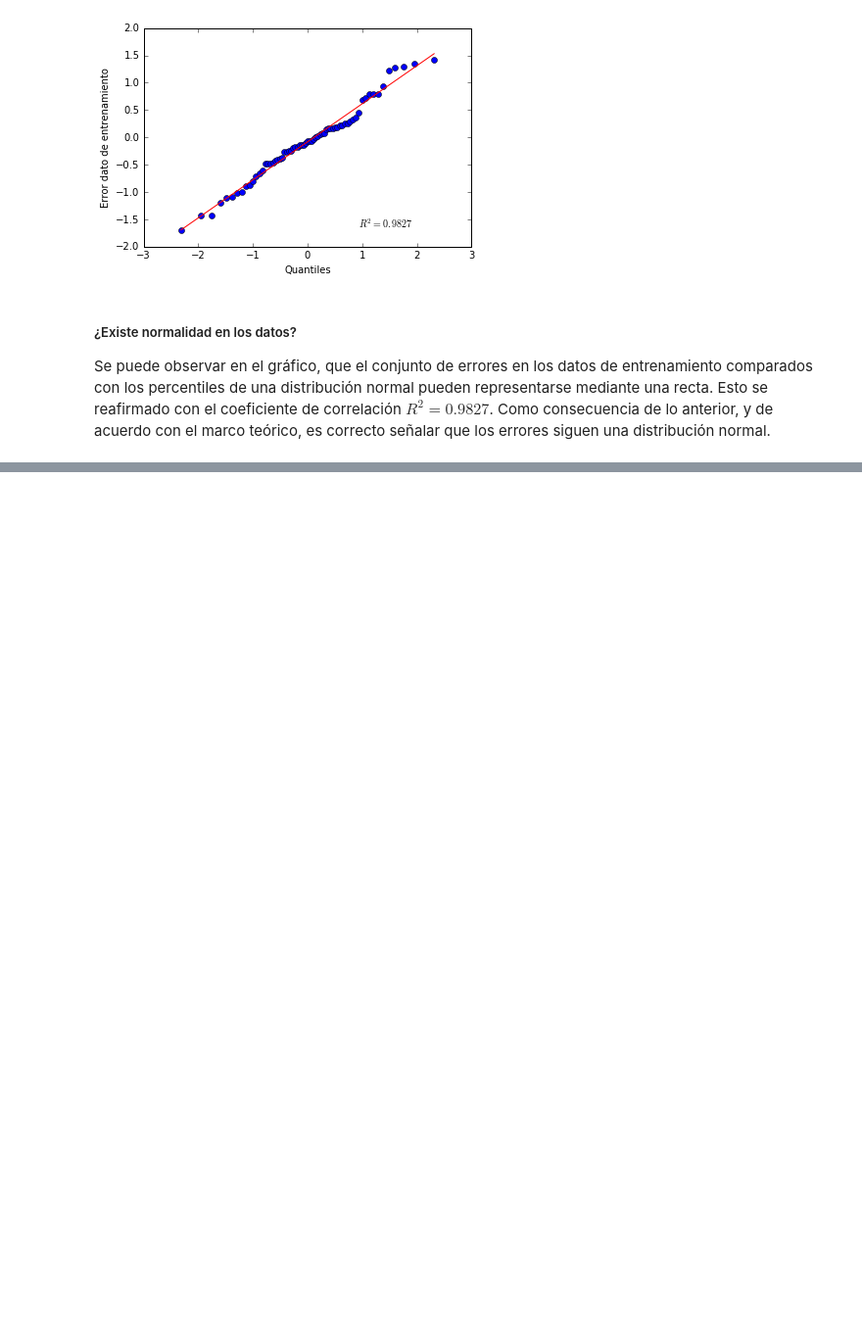
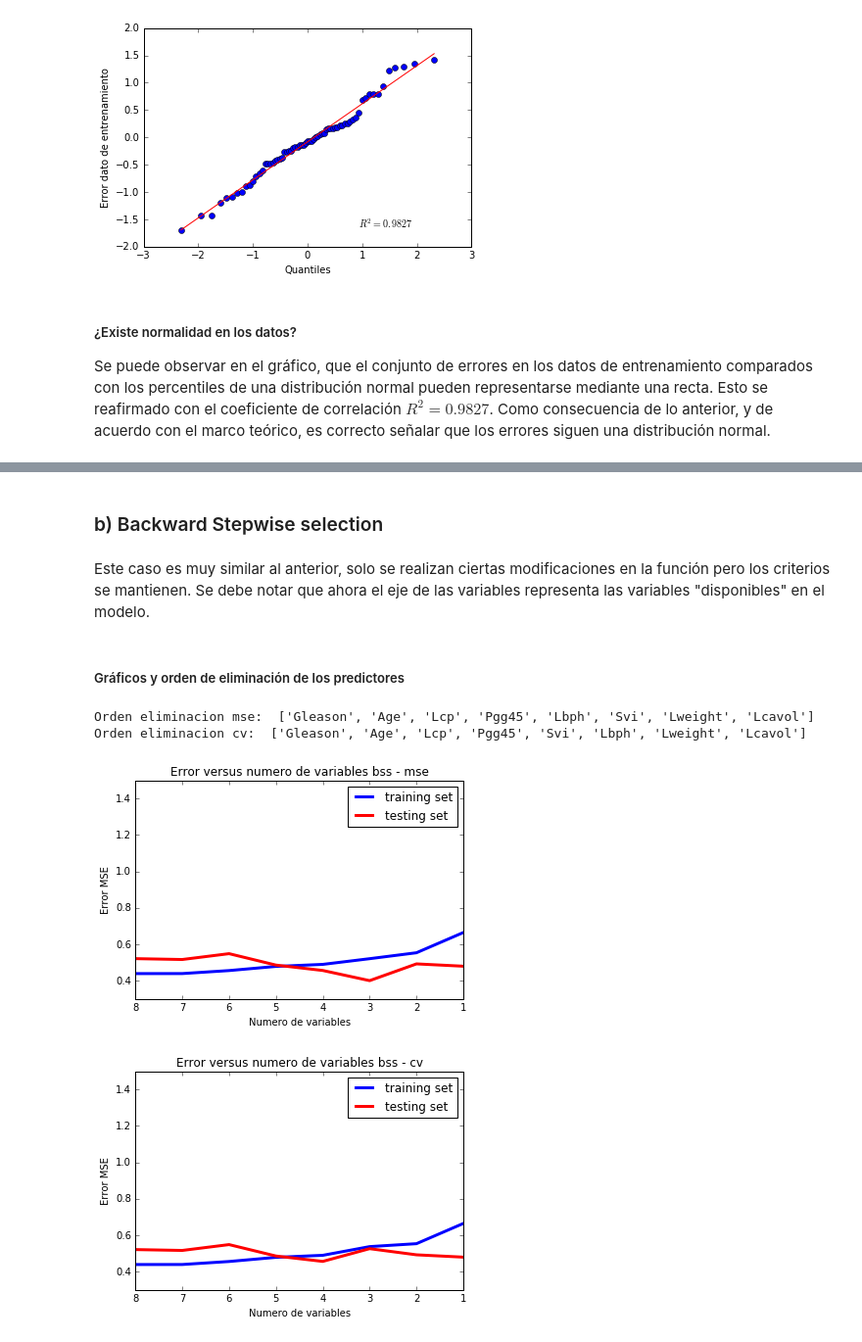
Before and after one commit to mazino/ML-Tarea1, a Jupyter notebook: code/Regresion Lineal.ipynb, the cells around one changed output, grey strips where cells are left out. Shown at 98% size. Cells and saved outputs as stored; diff of their text form; code cells hidden in the pictures; blank space fills up the shorter version.

```diff
--- a/code/Regresion Lineal.ipynb
+++ b/code/Regresion Lineal.ipynb
@@ -206,0 +213,13 @@ Se puede observar en el gráfico, que el conjunto de errores en los datos de ent
+# %%
+X = df_scaled.ix[:,:-1] # Se obtinen las Caracteristicas (features) lcavol...pgg45
+N = X.shape[0] # Cantidad de datos (97 filas/registros)
+X.insert(X.shape[1], 'intercept', np.ones(N)) # Se agrega la columna Intercepto (columna de unos)
+y = df_scaled['lpsa'] # La variable dependiente lPSA es almancenada en y
+Xtrain = X[istrain] # Se crea el conjunto de entrenamiento para las caracteristicas
+ytrain = y[istrain] # Se crea el conjunto de entramiento para la variable a predecir
+Xtest = X[np.logical_not(istrain)] # Se crea el conjunto de prueba para las caracteristicas PSA
+ytest = y[np.logical_not(istrain)]
+Xm = Xtrain.as_matrix()
+ym = ytrain.as_matrix()
+Xt = Xtest.as_matrix()
+yt = ytest.as_matrix()
@@ -206,0 +229,12 @@ Se puede observar en el gráfico, que el conjunto de errores en los datos de ent
+# %%
+def MSE_Kfold(Xm, ym):
+	k_fold = cross_validation.KFold(len(Xm),10)
+	mse_cv = 0
+	for k, (train, val) in enumerate(k_fold):
+		linreg = lm.LinearRegression(fit_intercept = False)
+		linreg.fit(Xm[train], ym[train])
+		yhat_val = linreg.predict(Xm[val])
+		mse_fold = np.mean(np.power(yhat_val - ym[val], 2))
+		mse_cv += mse_fold
+	mse_cv = mse_cv / 10
+	return mse_cv
@@ -206,0 +351,4 @@ Se puede observar en el gráfico, que el conjunto de errores en los datos de ent
+# %% [markdown]
+### b) Backward Stepwise selection
+# %% [markdown]
+Este caso es muy similar al anterior, solo se realizan ciertas modificaciones en la función pero los criterios se mantienen. Se debe notar que ahora el eje de las variables representa las variables "disponibles" en el modelo.
@@ -206,0 +402,14 @@ Se puede observar en el gráfico, que el conjunto de errores en los datos de ent
+# %% [markdown]
+##### Gráficos y orden de eliminación de los predictores
+# %%
+bss_result_mse = bss(Xm,ym,names_regressors, criterio ="mse")
+bss_result_cv = bss(Xm,ym,names_regressors, criterio ="cv")
+print "Orden eliminacion mse: ", [names_regressors[x] for i,x in enumerate(bss_result_mse[0][1:])]
+print "Orden eliminacion cv: ", [names_regressors[x] for i,x in enumerate(bss_result_cv[0][1:])]
+PlotMSE(CalcularMse(bss_result_mse[0],Xm,ym,Xt,yt,"bss"), "mse",mode="bss")
+PlotMSE(CalcularMse(bss_result_cv[0],Xm,ym,Xt,yt,"bss"), "cv",mode="bss")
+# %% [output]
+Orden eliminacion mse:  ['Gleason', 'Age', 'Lcp', 'Pgg45', 'Lbph', 'Svi', 'Lweight', 'Lcavol']
+Orden eliminacion cv:  ['Gleason', 'Age', 'Lcp', 'Pgg45', 'Svi', 'Lbph', 'Lweight', 'Lcavol']
+[figure, added]
+[figure, added]
```
Also changed, not shown: parts of 30 cells of this notebook.
